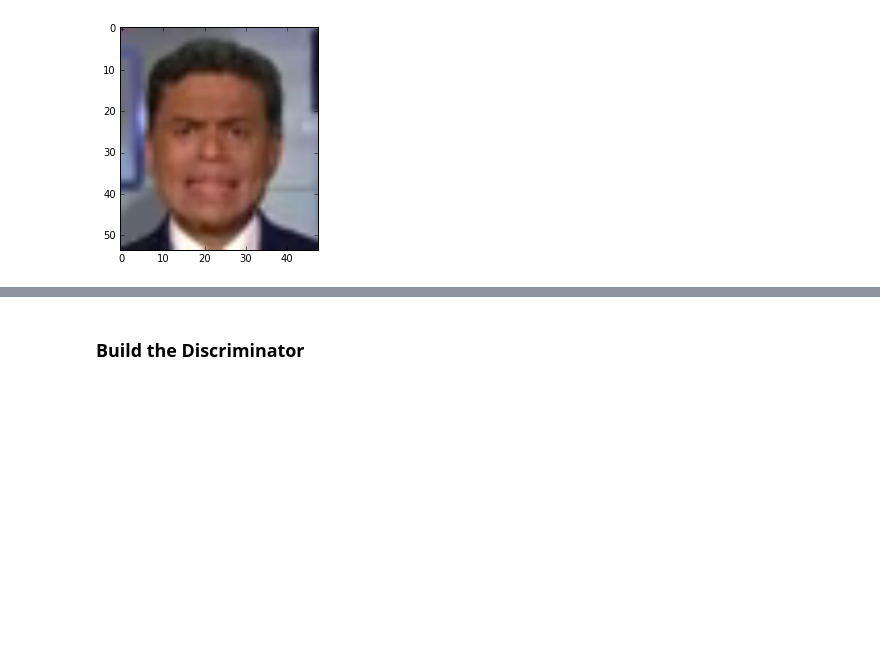
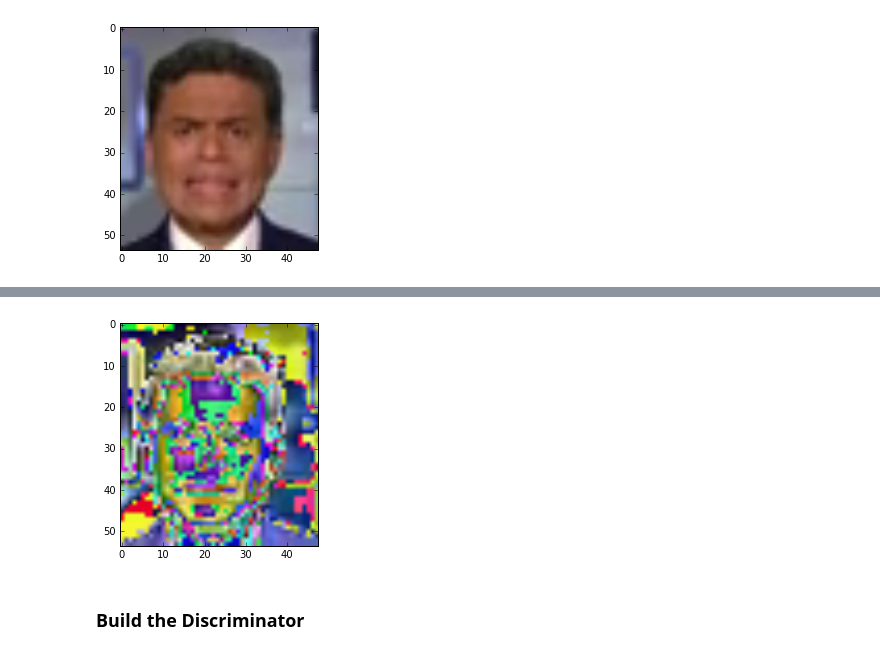
Before and after one commit to NHDaly/jupyter-binder, a Jupyter notebook: ml/Gan_Speaking.ipynb, the cells around one changed output, grey strips where cells are left out. Drawn from its saved outputs; the diff is of its cells as text; code cells hidden in the pictures; blank space fills up the shorter version.

```diff
--- a/ml/Gan_Speaking.ipynb
+++ b/ml/Gan_Speaking.ipynb
@@ -52,3 +73,12 @@ play_frames_clip(frames[10:20])
+# %%
+def normalize(x):
+    mu = np.mean(x)
+    sigma = np.std(x)
+    x_norm = (x - mu) / sigma  # All element-wise
+    return x_norm
+play_frames_clip([normalize(x) for x in false_frames[:10]])
+# %% [output]
+[figure, added]
 # %% [markdown]
 ### Build the Discriminator
 # %%
```
Also changed, not shown: parts of 16 cells of this notebook.
